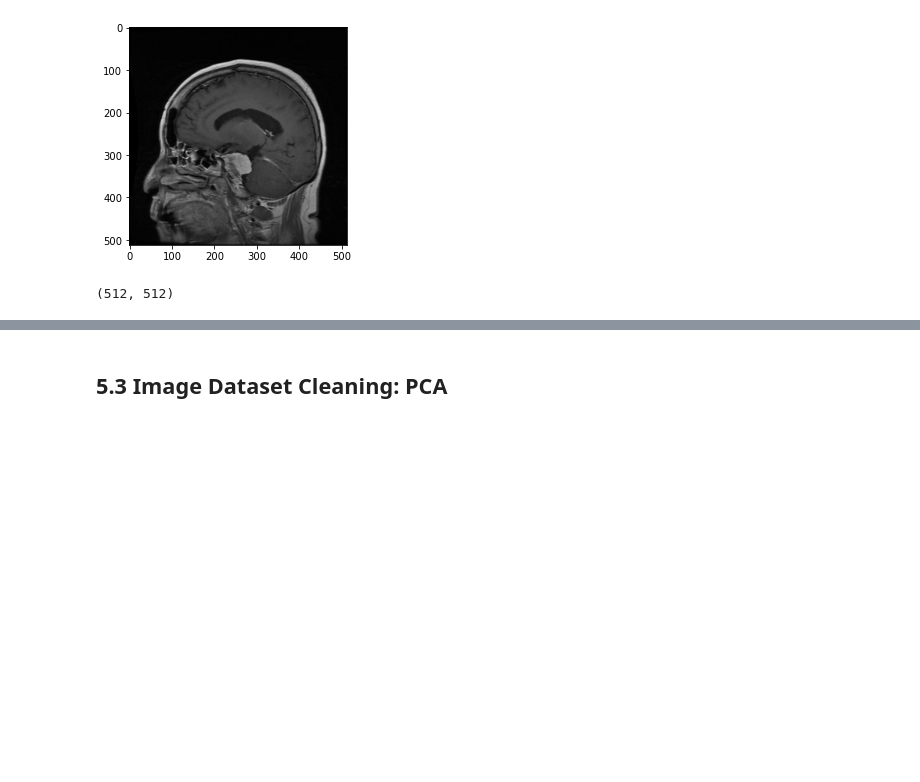
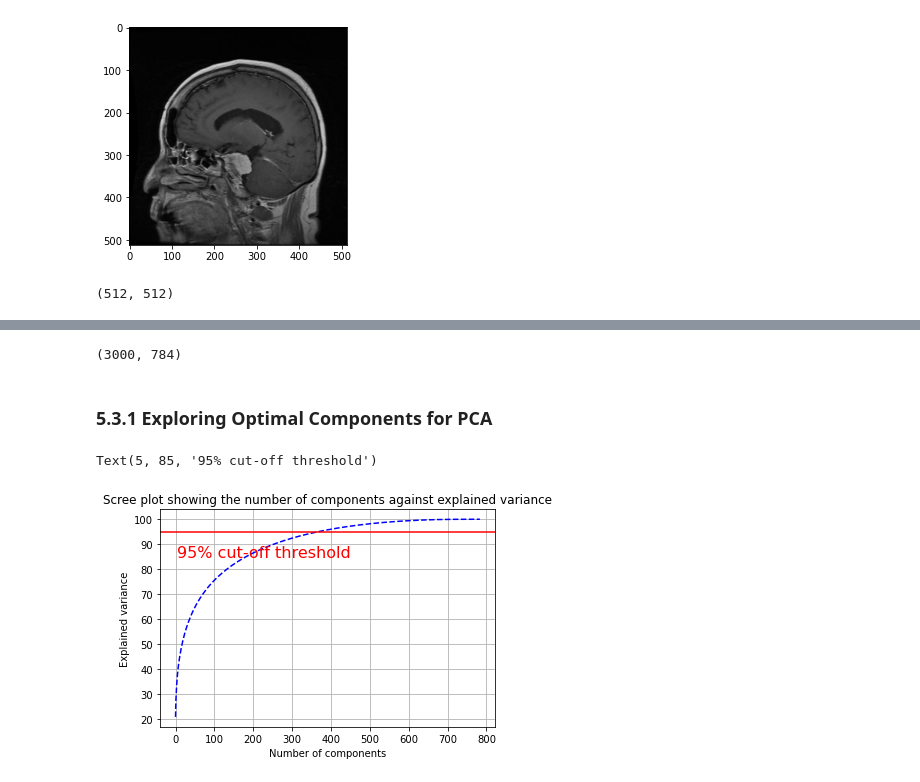
Before and after one commit to Trinity-Actual/AMLS_21-22_SN17081058, a Jupyter notebook: Data-Preprocessing.ipynb, the cells around one changed output, grey strips where cells are left out. Drawn from its saved outputs; the diff is of its cells as text; code cells hidden in the pictures; blank space fills up the shorter version.

```diff
--- a/Data-Preprocessing.ipynb
+++ b/Data-Preprocessing.ipynb
@@ -331,2 +367,32 @@ plt.show()
+# %%
+#Takes the resized images we gathered from the for loop in section 5.2 and reshapes the 3D array into 2D
+#This is because PCA only accepts 2D array inputs
+Images_flattened = Imagedata_array.reshape(3000, (IMG_SIZE * IMG_SIZE))
+print(Images_flattened.shape)
+#resultant array is 3000 * 784 with all 784 pixels arranged in a single row instead of 28 * 28
+# %% [output]
+(3000, 784)
 # %% [markdown]
-## 5.3 Image Dataset Cleaning: PCA
+### 5.3.1 Exploring Optimal Components for PCA
+# %%
+#Carries out PCA on the flattened image array based on the number of features
+pca_image = PCA(n_components = Images_flattened.shape[1])
+pca_image.fit(Images_flattened)
+
+#We make a scree plot (a line plot of principal components in analysis)
+#to determine numer of components to retain for PCA
+#This is done by comparing the Explained Variance percentage against the number of principle components
+#We set the threshold for explained variance to be 95%
+plt.grid()
+plt.plot(np.cumsum(pca_image.explained_variance_ratio_ * 100), linestyle='--', color='b')
+plt.xlabel('Number of components')
+plt.ylabel('Explained variance')
+plt.title('Scree plot showing the number of components against explained variance')
+
+plt.axhline(y=95, color='r', linestyle='-')
+plt.text(5, 85, '95% cut-off threshold', color = 'red', fontsize=16)
+
+#plt.savefig('Scree plot.png')
+# %% [output]
+Text(5, 85, '95% cut-off threshold')
+[figure, added]
```
Also changed, not shown: parts of 22 cells of this notebook, 1 other file.
